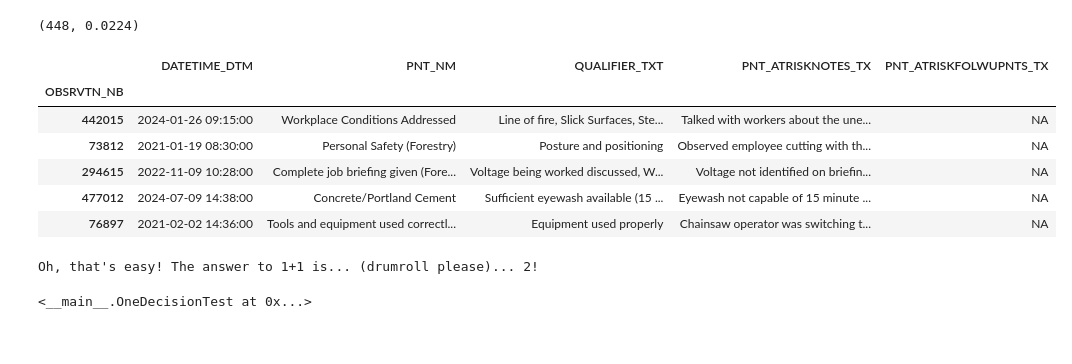
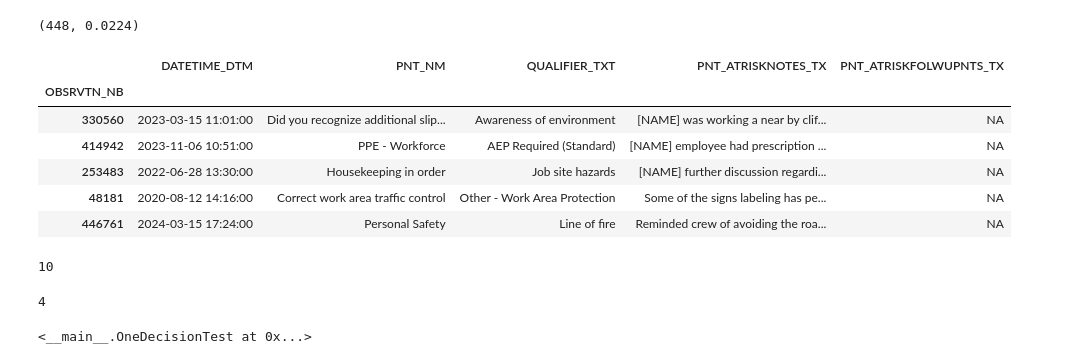
Before and after one commit to sonnekar/RiskClassification, a Jupyter notebook: prototype/prototype.ipynb, the cells around one changed output. Drawn from its saved outputs; the diff is of its cells as text; code cells hidden in the pictures.

```diff
--- a/prototype/prototype.ipynb
+++ b/prototype/prototype.ipynb
@@ -67,16 +67,20 @@ df['PNT_NM'].nunique(), df['PNT_NM'].nunique() / len(df)
 # %% [output]
 (448, 0.0224)
 # %%
-df_subsample = df.sample(10)
+df_subsample = df[::2000]
 df_subsample.head()
 # %% [output]
 |  | DATETIME_DTM | PNT_NM | QUALIFIER_TXT | PNT_ATRISKNOTES_TX | PNT_ATRISKFOLWUPNTS_TX |
 | OBSRVTN_NB |  |  |  |  |  |
-| 442015 | 2024-01-26 09:15:00 | Workplace Conditions Addressed | Line of fire, Slick Surfaces, Ste... | Talked with workers about the une... | NA |
-| 73812 | 2021-01-19 08:30:00 | Personal Safety (Forestry) | Posture and positioning | Observed employee cutting with th... | NA |
-| 294615 | 2022-11-09 10:28:00 | Complete job briefing given (Fore... | Voltage being worked discussed, W... | Voltage not identified on briefin... | NA |
-| 477012 | 2024-07-09 14:38:00 | Concrete/Portland Cement | Sufficient eyewash available (15 ... | Eyewash not capable of 15 minute ... | NA |
-| 76897 | 2021-02-02 14:36:00 | Tools and equipment used correctl... | Equipment used properly | Chainsaw operator was switching t... | NA |
+| 330560 | 2023-03-15 11:01:00 | Did you recognize additional slip... | Awareness of environment | [NAME] was working a near by clif... | NA |
+| 414942 | 2023-11-06 10:51:00 | PPE - Workforce | AEP Required (Standard) | [NAME] employee had prescription ... | NA |
+| 253483 | 2022-06-28 13:30:00 | Housekeeping in order | Job site hazards | [NAME] further discussion regardi... | NA |
+| 48181 | 2020-08-12 14:16:00 | Correct work area traffic control | Other - Work Area Protection | Some of the signs labeling has pe... | NA |
+| 446761 | 2024-03-15 17:24:00 | Personal Safety | Line of fire | Reminded crew of avoiding the roa... | NA |
+# %%
+len(df_subsample)
+# %% [output]
+10
 # %%
 PROMPT = """
 <|im_start|>system
@@ -111,7 +115,10 @@ class OneDecisionTest:
         self._output = ollama.chat(
             model    = model,
             messages = [{'role': 'system', 'content': system_prompt,},
-                        {'role': 'user', 'content': 'what is 1+1?'}],#f'Based on the following info {df}, classify the data into these classes {classes}. Output only the class AND NOTHING ELSE.',}],
+                        {'role': 'user', 'content': 'what is 1+1?'},
+                        {'role': 'assistant', 'content': '2'},
+                        {'role': 'user', 'content': 'what is 2+2?'}
+                        ],#f'Based on the following info {df}, classify the data into these classes {classes}. Output only the class AND NOTHING ELSE.',}],
             #stream  = True,
             options  = {'temperature': 0}
         )
@@ -121,7 +128,7 @@ class OneDecisionTest:
 
 OneDecisionTest(system_prompt='Your job is to do math.')
 # %% [output]
-Oh, that's easy! The answer to 1+1 is... (drumroll please)... 2!
+4
 <__main__.OneDecisionTest at 0x...>
 # %%
 SYSTEM_PROMPT_FORMAT = """
```
Also changed, not shown: parts of 3 cells of this notebook.
